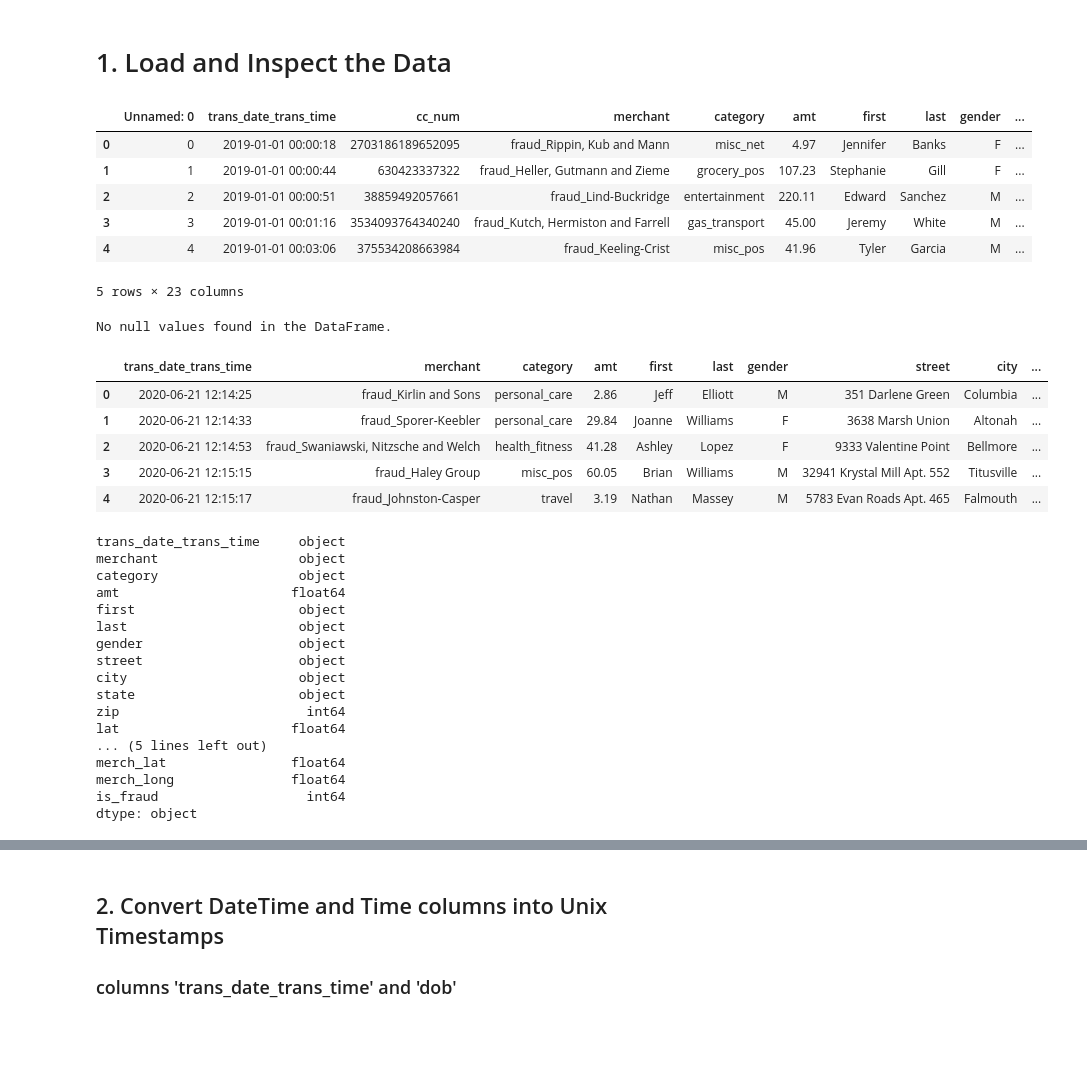
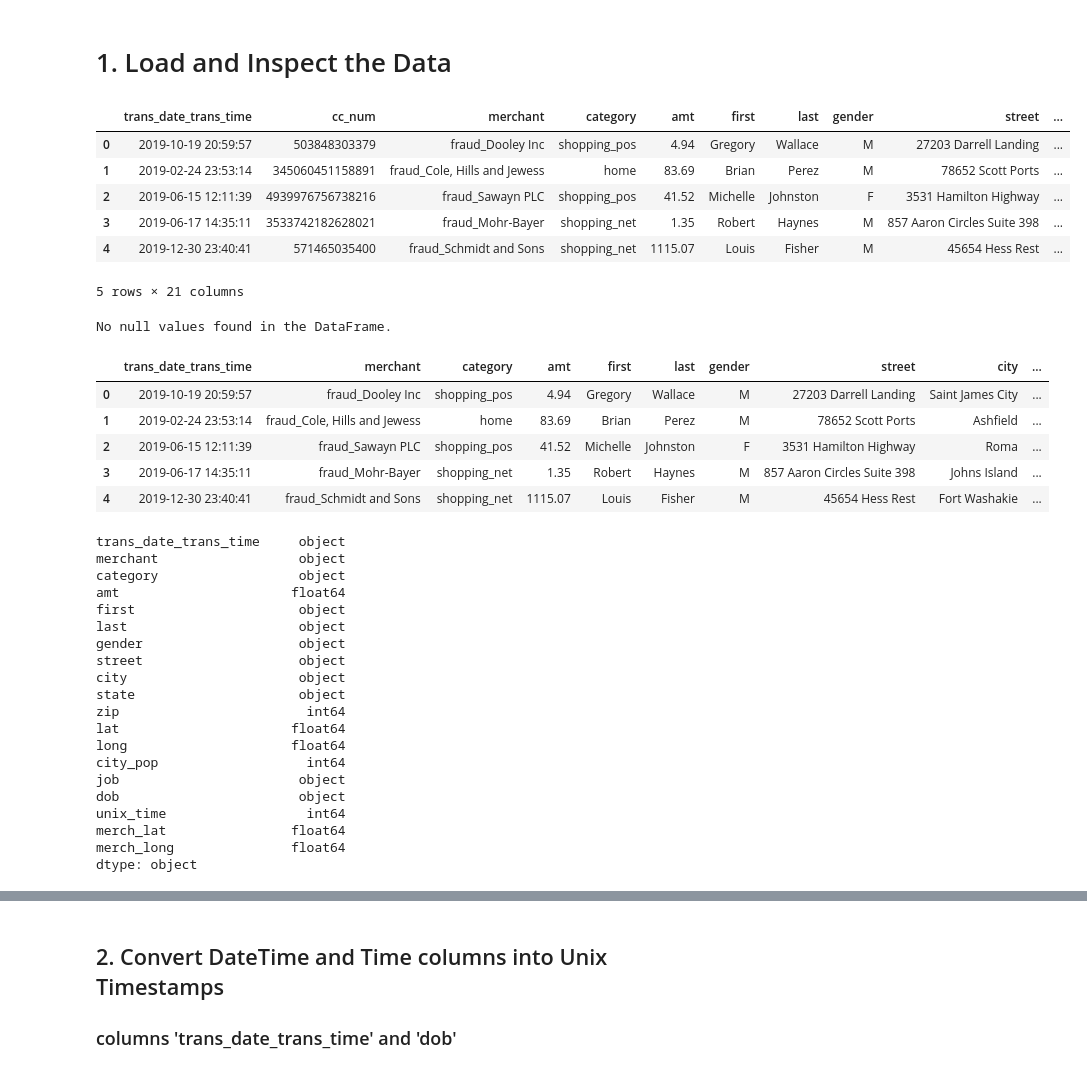
Before and after one commit to Kokolipa/fraudulent_transactions, a Jupyter notebook: ML_and_dashboard/datagen/preprocessing_datagen.ipynb, the cells around one changed output, grey strips where cells are left out. Cells and saved outputs as stored; diff of their text form; code cells hidden in the pictures; blank space fills up the shorter version.

```diff
--- a/ML_and_dashboard/datagen/preprocessing_datagen.ipynb
+++ b/ML_and_dashboard/datagen/preprocessing_datagen.ipynb
@@ -12,18 +12,18 @@ from scipy import stats # To calculate the Pearson correlation coefficient
 from statsmodels.stats.outliers_influence import variance_inflation_factor # To test for multicolinearity in independant variables
 # %%
 # Reading the credit card transaction data file from the resources folder into a pandas dataframe
-fraud_df = pd.read_csv(Path("Resources/fraudTrain.csv"))
+fraud_df = pd.read_csv(Path("sample1.csv"))
 
 # Review the DataFrame
 fraud_df.head()
 # %% [output]
-|  | Unnamed: 0 | trans_date_trans_time | cc_num | merchant | category | amt | first | last | gender | ... |
-| 0 | 0 | 2019-01-01 00:00:18 | 2703186189652095 | fraud_Rippin, Kub and Mann | misc_net | 4.97 | Jennifer | Banks | F | ... |
-| 1 | 1 | 2019-01-01 00:00:44 | 630423337322 | fraud_Heller, Gutmann and Zieme | grocery_pos | 107.23 | Stephanie | Gill | F | ... |
-| 2 | 2 | 2019-01-01 00:00:51 | 38859492057661 | fraud_Lind-Buckridge | entertainment | 220.11 | Edward | Sanchez | M | ... |
-| 3 | 3 | 2019-01-01 00:01:16 | 3534093764340240 | fraud_Kutch, Hermiston and Farrell | gas_transport | 45.00 | Jeremy | White | M | ... |
-| 4 | 4 | 2019-01-01 00:03:06 | 375534208663984 | fraud_Keeling-Crist | misc_pos | 41.96 | Tyler | Garcia | M | ... |
+|  | trans_date_trans_time | cc_num | merchant | category | amt | first | last | gender | street | ... |
+| 0 | 2019-10-19 20:59:57 | 503848303379 | fraud_Dooley Inc | shopping_pos | 4.94 | Gregory | Wallace | M | 27203 Darrell Landing | ... |
+| 1 | 2019-02-24 23:53:14 | 345060451158891 | fraud_Cole, Hills and Jewess | home | 83.69 | Brian | Perez | M | 78652 Scott Ports | ... |
+| 2 | 2019-06-15 12:11:39 | 4939976756738216 | fraud_Sawayn PLC | shopping_pos | 41.52 | Michelle | Johnston | F | 3531 Hamilton Highway | ... |
+| 3 | 2019-06-17 14:35:11 | 3533742182628021 | fraud_Mohr-Bayer | shopping_net | 1.35 | Robert | Haynes | M | 857 Aaron Circles Suite 398 | ... |
+| 4 | 2019-12-30 23:40:41 | 571465035400 | fraud_Schmidt and Sons | shopping_net | 1115.07 | Louis | Fisher | M | 45654 Hess Rest | ... |
-5 rows × 23 columns
+5 rows × 21 columns
 # %%
 # Check if there are any null values in the dataframe
 if fraud_df.isnull().any().any():
@@ -39,11 +39,11 @@ fraud_df.drop(['cc_num','trans_num'], axis=1, inplace=True)
 fraud_df.head()
 # %% [output]
 |  | trans_date_trans_time | merchant | category | amt | first | last | gender | street | city | ... |
-| 0 | 2020-06-21 12:14:25 | fraud_Kirlin and Sons | personal_care | 2.86 | Jeff | Elliott | M | 351 Darlene Green | Columbia | ... |
-| 1 | 2020-06-21 12:14:33 | fraud_Sporer-Keebler | personal_care | 29.84 | Joanne | Williams | F | 3638 Marsh Union | Altonah | ... |
-| 2 | 2020-06-21 12:14:53 | fraud_Swaniawski, Nitzsche and Welch | health_fitness | 41.28 | Ashley | Lopez | F | 9333 Valentine Point | Bellmore | ... |
-| 3 | 2020-06-21 12:15:15 | fraud_Haley Group | misc_pos | 60.05 | Brian | Williams | M | 32941 Krystal Mill Apt. 552 | Titusville | ... |
-| 4 | 2020-06-21 12:15:17 | fraud_Johnston-Casper | travel | 3.19 | Nathan | Massey | M | 5783 Evan Roads Apt. 465 | Falmouth | ... |
+| 0 | 2019-10-19 20:59:57 | fraud_Dooley Inc | shopping_pos | 4.94 | Gregory | Wallace | M | 27203 Darrell Landing | Saint James City | ... |
+| 1 | 2019-02-24 23:53:14 | fraud_Cole, Hills and Jewess | home | 83.69 | Brian | Perez | M | 78652 Scott Ports | Ashfield | ... |
+| 2 | 2019-06-15 12:11:39 | fraud_Sawayn PLC | shopping_pos | 41.52 | Michelle | Johnston | F | 3531 Hamilton Highway | Roma | ... |
+| 3 | 2019-06-17 14:35:11 | fraud_Mohr-Bayer | shopping_net | 1.35 | Robert | Haynes | M | 857 Aaron Circles Suite 398 | Johns Island | ... |
+| 4 | 2019-12-30 23:40:41 | fraud_Schmidt and Sons | shopping_net | 1115.07 | Louis | Fisher | M | 45654 Hess Rest | Fort Washakie | ... |
 # %%
 # Check datatypes of each column
 fraud_df.dtypes
@@ -60,8 +60,11 @@ city                      object
 state                     object
 zip                        int64
 lat                      float64
-... (5 lines left out)
+long                     float64
+city_pop                   int64
+job                       object
+dob                       object
+unix_time                  int64
 merch_lat                float64
 merch_long               float64
-is_fraud                   int64
 dtype: object
```
Also changed, not shown: parts of 9 cells of this notebook, 1 other file.
